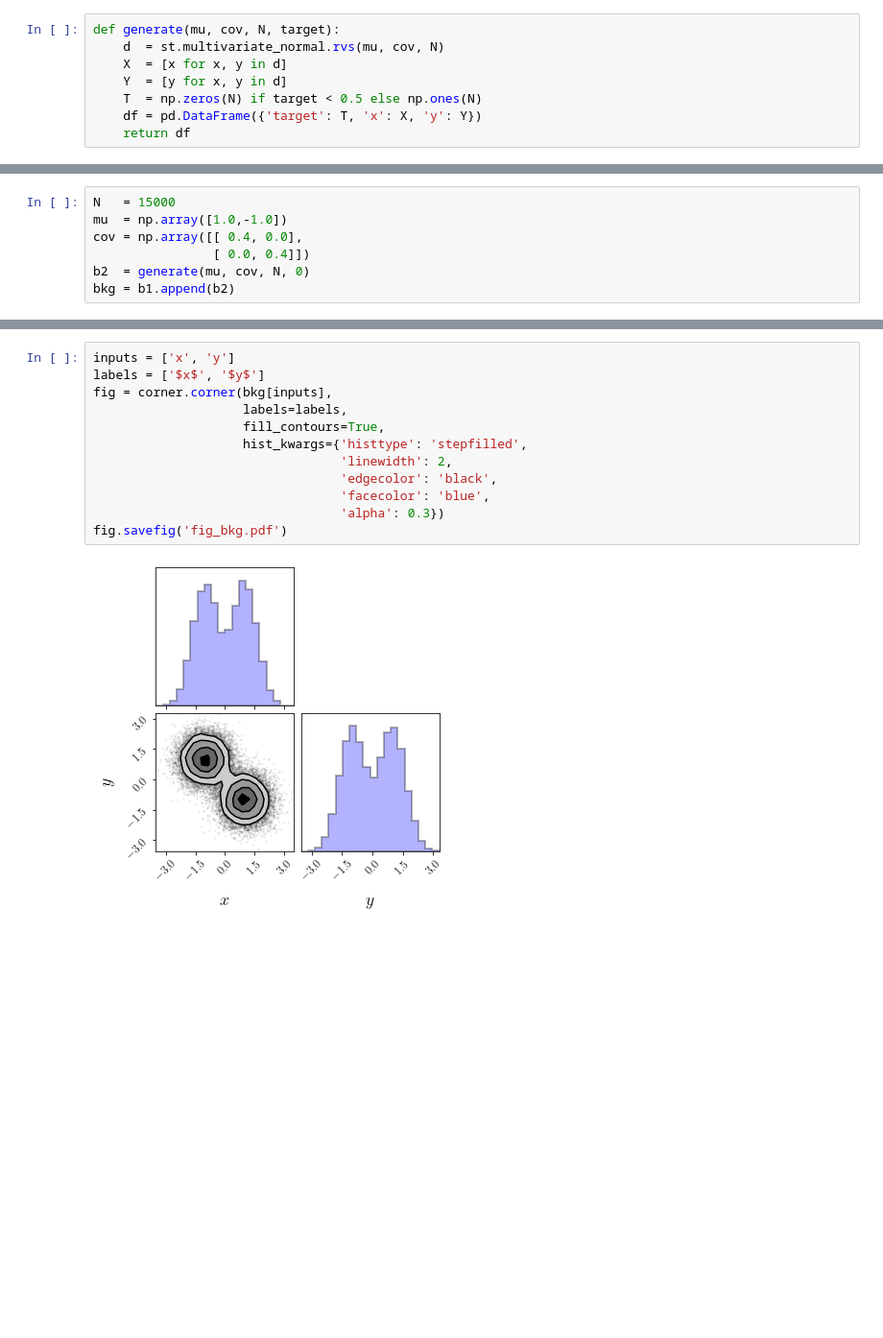
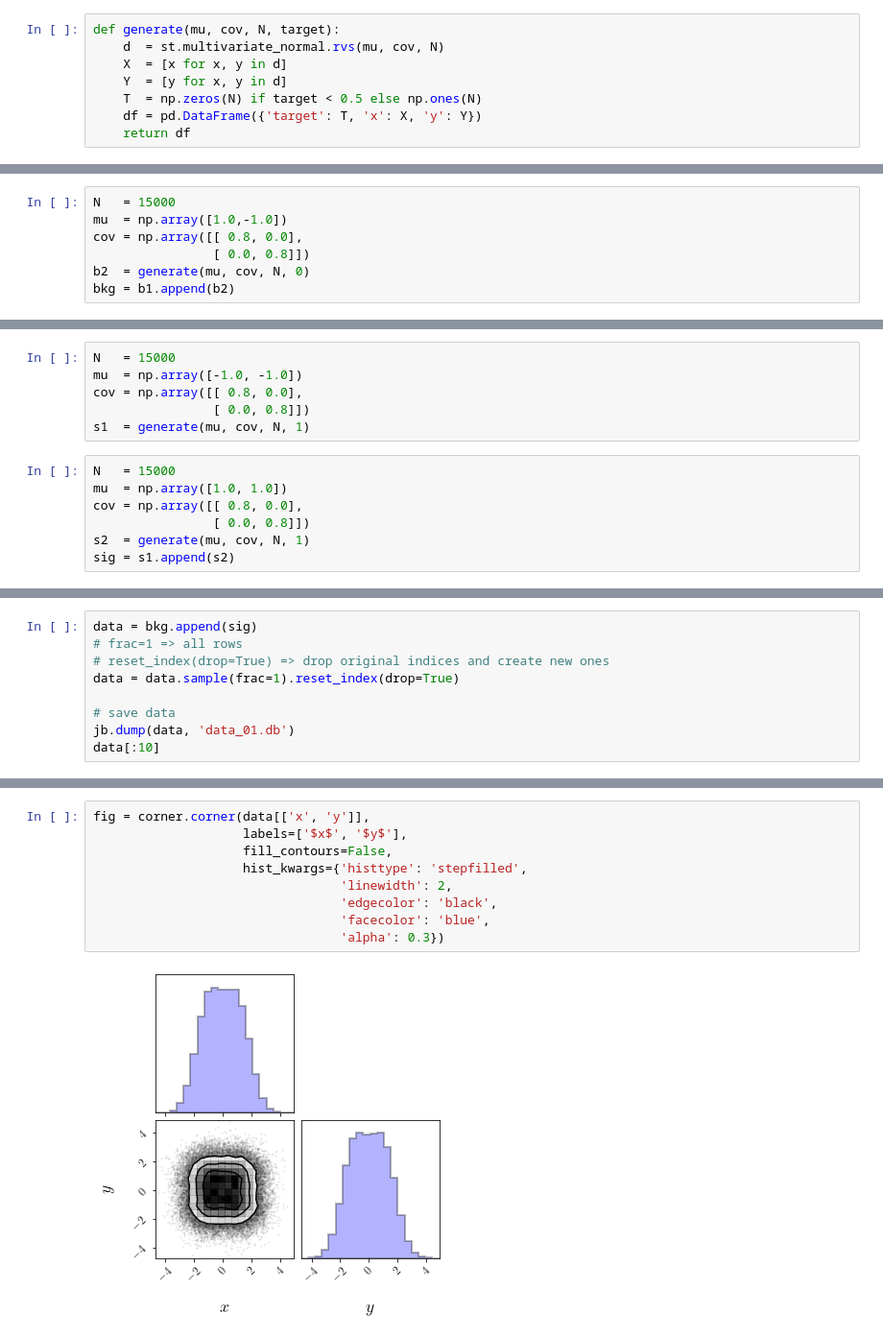
Before and after one commit to hbprosper/mlpracticum, a Jupyter notebook: 00_generate_data.ipynb, the cells around one changed output, grey strips where cells are left out. Shown at 96% size. Cells and saved outputs as stored; diff of their text form; blank space fills up the shorter version.

```diff
--- a/00_generate_data.ipynb
+++ b/00_generate_data.ipynb
@@ -40,7 +42,7 @@ b1  = generate(mu, cov, N, 0)
 # %%
 N   = 15000
 mu  = np.array([1.0,-1.0])
-cov = np.array([[ 0.4, 0.0],
-                [ 0.0, 0.4]])
+cov = np.array([[ 0.8, 0.0],
+                [ 0.0, 0.8]])
 b2  = generate(mu, cov, N, 0)
 bkg = b1.append(b2)
@@ -46,0 +51,13 @@ bkg = b1.append(b2)
+# %%
+N   = 15000
+mu  = np.array([-1.0, -1.0])
+cov = np.array([[ 0.8, 0.0],
+                [ 0.0, 0.8]])
+s1  = generate(mu, cov, N, 1)
+# %%
+N   = 15000
+mu  = np.array([1.0, 1.0])
+cov = np.array([[ 0.8, 0.0],
+                [ 0.0, 0.8]])
+s2  = generate(mu, cov, N, 1)
+sig = s1.append(s2)
@@ -46,0 +66,9 @@ bkg = b1.append(b2)
+# %%
+data = bkg.append(sig)
+# frac=1 => all rows
+# reset_index(drop=True) => drop original indices and create new ones
+data = data.sample(frac=1).reset_index(drop=True)
+
+# save data
+jb.dump(data, 'data_01.db')
+data[:10]
@@ -47,14 +87,11 @@ bkg = b1.append(b2)
 # %%
-inputs = ['x', 'y']
-labels = ['$x$', '$y$']
-fig = corner.corner(bkg[inputs],
-                    labels=labels,
-                    fill_contours=True,
+fig = corner.corner(data[['x', 'y']],
+                    labels=['$x$', '$y$'],
+                    fill_contours=False,
                     hist_kwargs={'histtype': 'stepfilled',
                                  'linewidth': 2,
                                  'edgecolor': 'black',
                                  'facecolor': 'blue',
                                  'alpha': 0.3})
-fig.savefig('fig_bkg.pdf')
 # %% [output]
-[figure, old version]
+[figure, new version]
```
Also changed, not shown: parts of 22 cells of this notebook, 7 other files.
